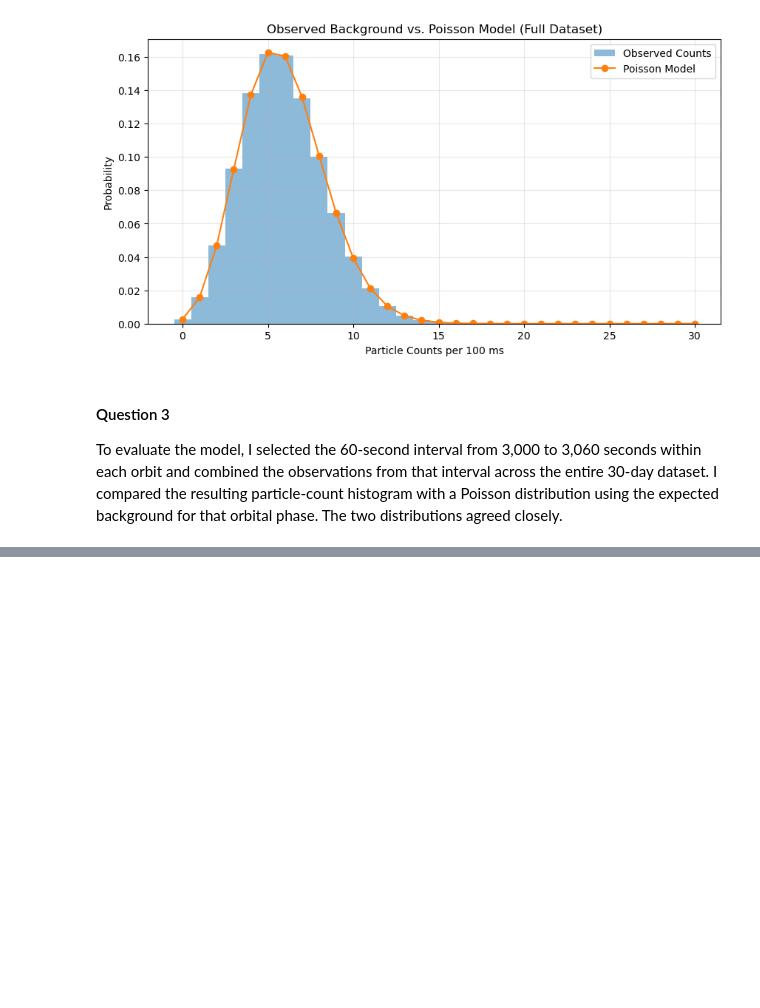
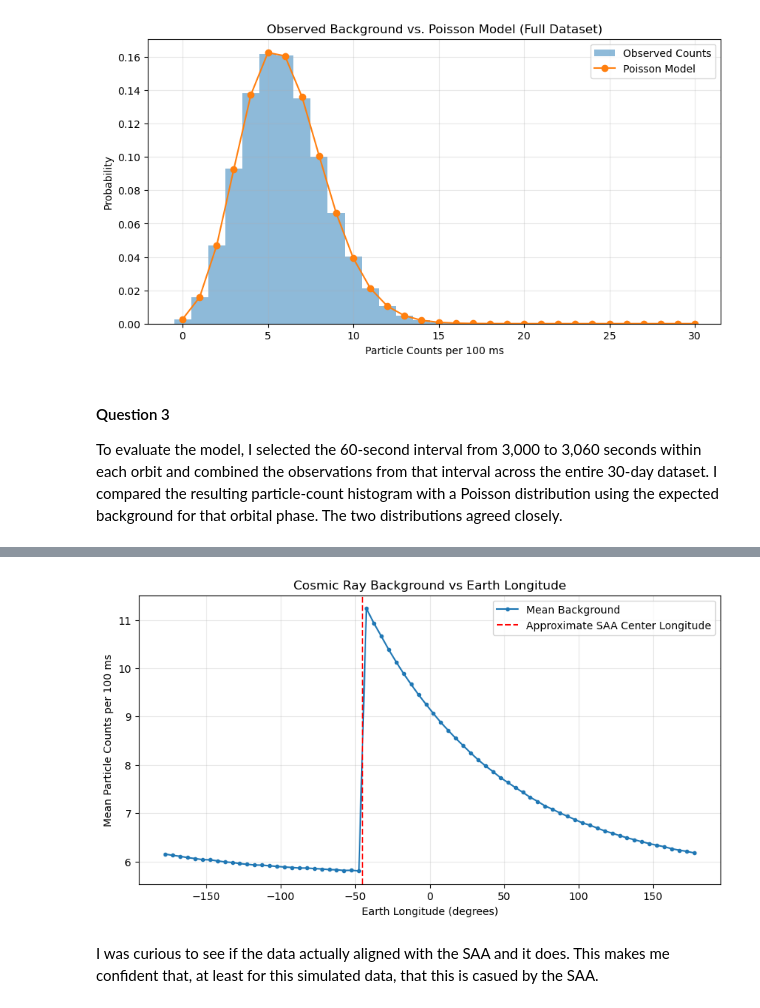
Before and after one commit to twbrouse/PHYS434, a Jupyter notebook: Lab4.ipynb, the cells around one changed output, grey strips where cells are left out. Cells and saved outputs as stored; diff of their text form; code cells hidden in the pictures; blank space fills up the shorter version.

```diff
--- a/Lab4.ipynb
+++ b/Lab4.ipynb
@@ -227,0 +254,39 @@ To evaluate the model, I selected the 60-second interval from 3,000 to 3,060 sec
+# %%
+longitude = data[2, :]
+counts = data[3, :]
+
+longitude = (longitude + 180) % 360 - 180
+
+lon_bins = np.arange(-180, 181, 5)
+lon_centers = (lon_bins[:-1] + lon_bins[1:]) / 2
+
+total_counts, _ = np.histogram(
+    longitude, bins=lon_bins, weights=counts)
+
+measurements, _ = np.histogram(
+    longitude, bins=lon_bins)
+
+mean_lon_counts = np.divide(
+    total_counts, measurements,
+    out=np.full(len(total_counts), np.nan),
+    where=measurements > 0)
+
+plt.figure(figsize=(10, 5))
+
+plt.plot(lon_centers, mean_lon_counts, 'o-',
+         markersize=3, label='Mean Background')
+
+plt.axvline(-45, color='red', linestyle='--',
+            label='Approximate SAA Center Longitude')
+
+plt.xlabel('Earth Longitude (degrees)')
+plt.ylabel('Mean Particle Counts per 100 ms')
+plt.title('Cosmic Ray Background vs Earth Longitude')
+plt.legend()
+plt.grid(alpha=0.3)
+
+plt.show()
+# %% [output]
+[figure, added]
+# %% [markdown]
+I was curious to see if the data actually aligned with the SAA and it does. This makes me confident that, at least for this simulated data, that this is casued by the SAA.
```
Also changed, not shown: parts of 7 cells of this notebook, 1 other file.
